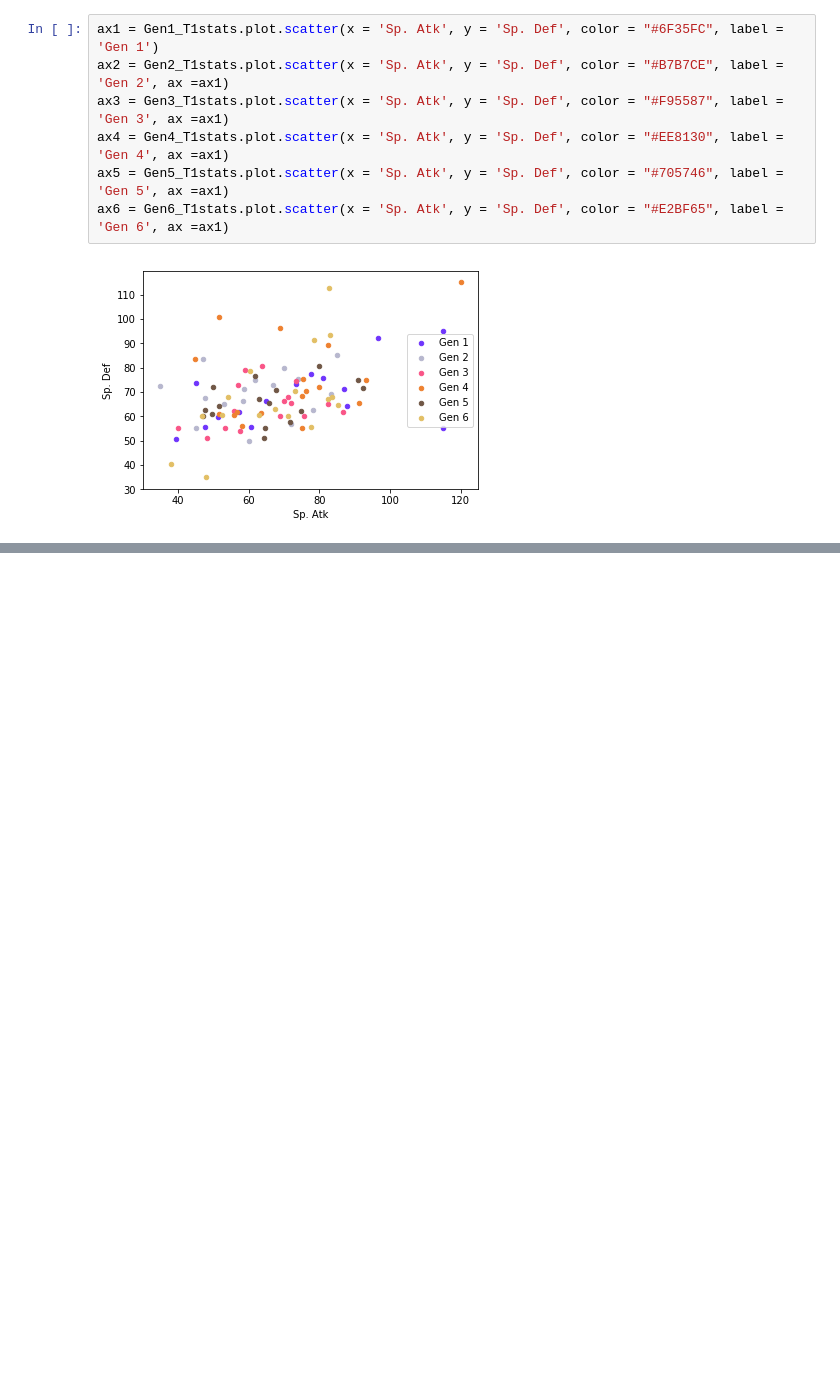
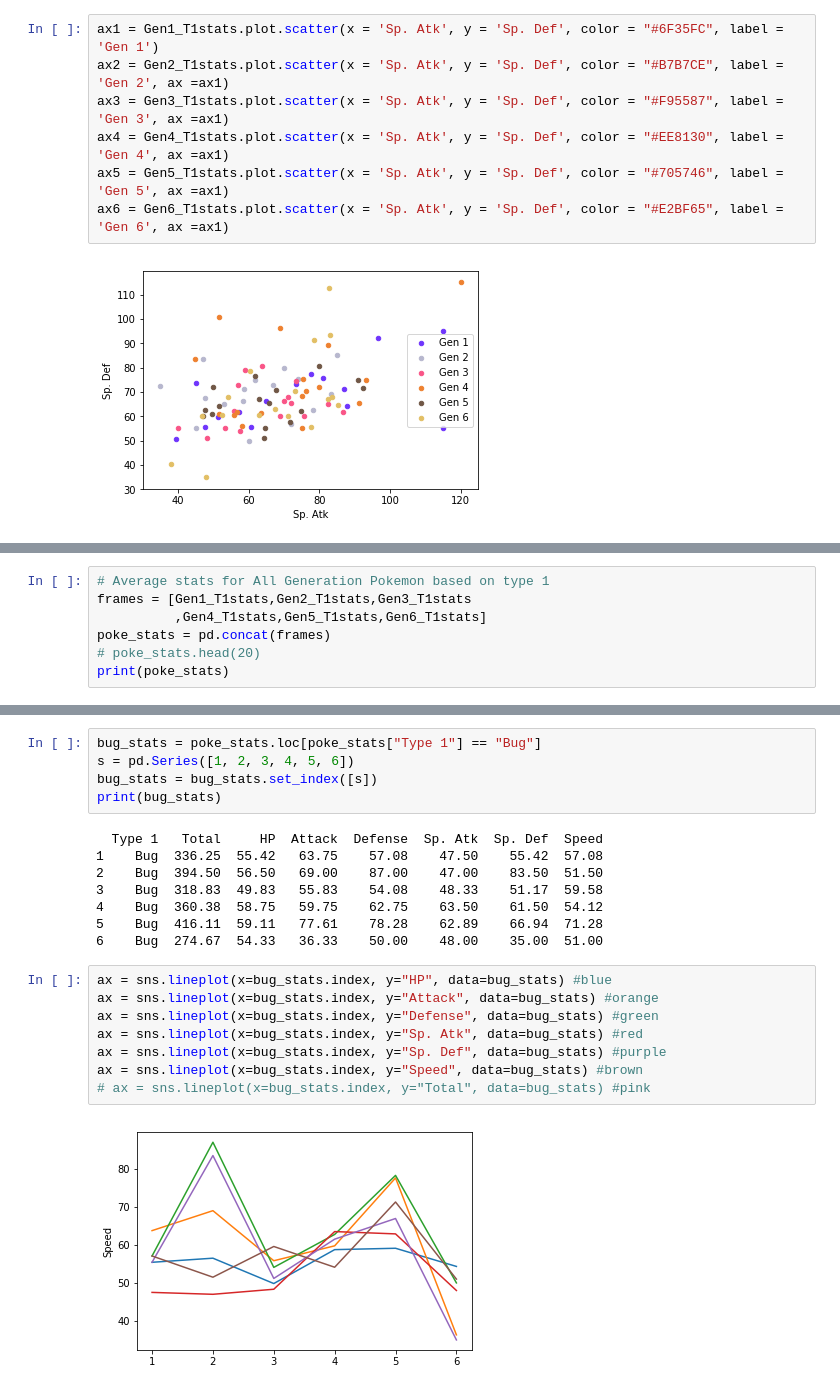
Before and after one commit to Marcus275/Data-Science-Final, a Jupyter notebook: Final Project.ipynb, the cells around one changed output, grey strips where cells are left out. Drawn from its saved outputs; the diff is of its cells as text; blank space fills up the shorter version.

```diff
--- a/Final Project.ipynb
+++ b/Final Project.ipynb
@@ -555,0 +592,7 @@ ax6 = Gen6_T1stats.plot.scatter(x = 'Sp. Atk', y = 'Sp. Def', color = "#E2BF65",
+# %%
+# Average stats for All Generation Pokemon based on type 1
+frames = [Gen1_T1stats,Gen2_T1stats,Gen3_T1stats
+          ,Gen4_T1stats,Gen5_T1stats,Gen6_T1stats]
+poke_stats = pd.concat(frames)
+# poke_stats.head(20)
+print(poke_stats)
@@ -555,0 +617,23 @@ ax6 = Gen6_T1stats.plot.scatter(x = 'Sp. Atk', y = 'Sp. Def', color = "#E2BF65",
+# %%
+bug_stats = poke_stats.loc[poke_stats["Type 1"] == "Bug"]
+s = pd.Series([1, 2, 3, 4, 5, 6])
+bug_stats = bug_stats.set_index([s])
+print(bug_stats)
+# %% [output]
+  Type 1   Total     HP  Attack  Defense  Sp. Atk  Sp. Def  Speed
+1    Bug  336.25  55.42   63.75    57.08    47.50    55.42  57.08
+2    Bug  394.50  56.50   69.00    87.00    47.00    83.50  51.50
+3    Bug  318.83  49.83   55.83    54.08    48.33    51.17  59.58
+4    Bug  360.38  58.75   59.75    62.75    63.50    61.50  54.12
+5    Bug  416.11  59.11   77.61    78.28    62.89    66.94  71.28
+6    Bug  274.67  54.33   36.33    50.00    48.00    35.00  51.00
+# %%
+ax = sns.lineplot(x=bug_stats.index, y="HP", data=bug_stats) #blue
+ax = sns.lineplot(x=bug_stats.index, y="Attack", data=bug_stats) #orange
+ax = sns.lineplot(x=bug_stats.index, y="Defense", data=bug_stats) #green
+ax = sns.lineplot(x=bug_stats.index, y="Sp. Atk", data=bug_stats) #red
+ax = sns.lineplot(x=bug_stats.index, y="Sp. Def", data=bug_stats) #purple
+ax = sns.lineplot(x=bug_stats.index, y="Speed", data=bug_stats) #brown
+# ax = sns.lineplot(x=bug_stats.index, y="Total", data=bug_stats) #pink
+# %% [output]
+[figure, added]
```
Also changed, not shown: parts of 38 cells of this notebook.
